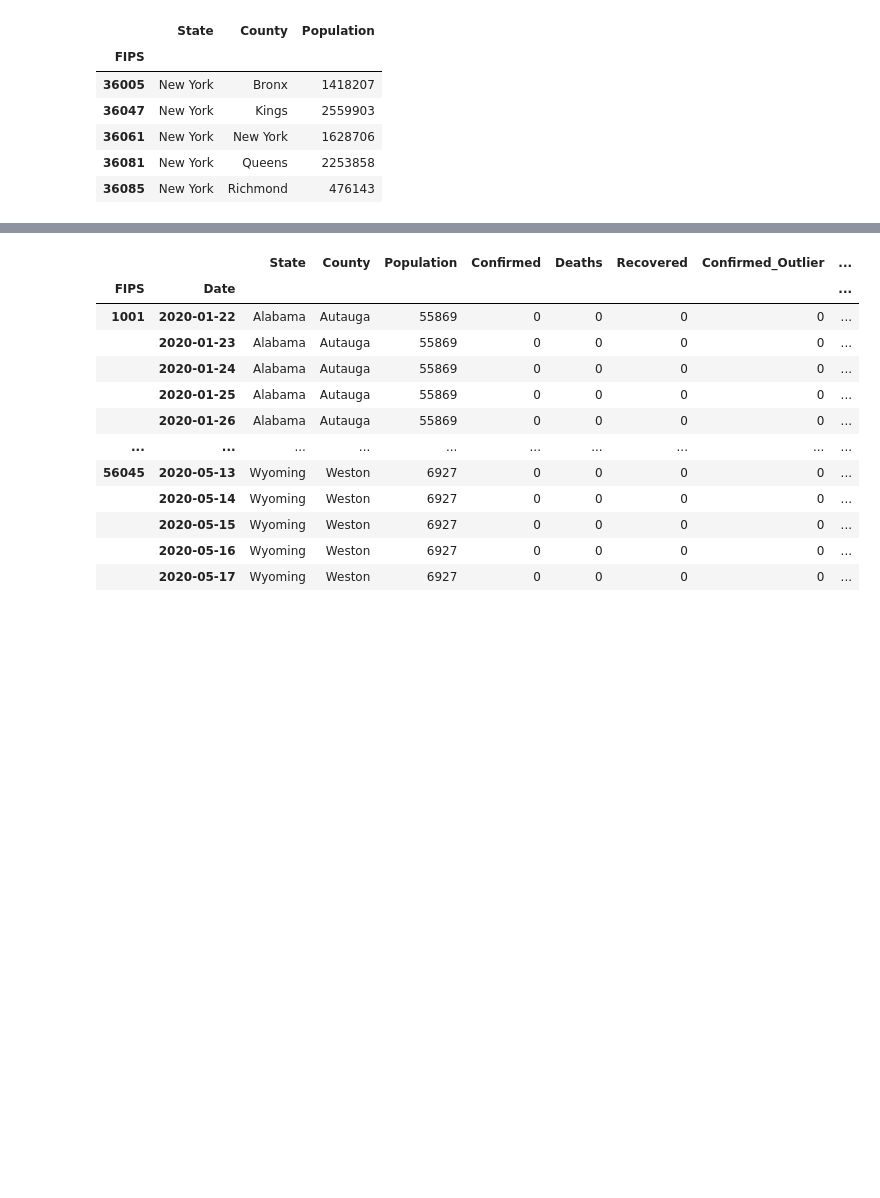
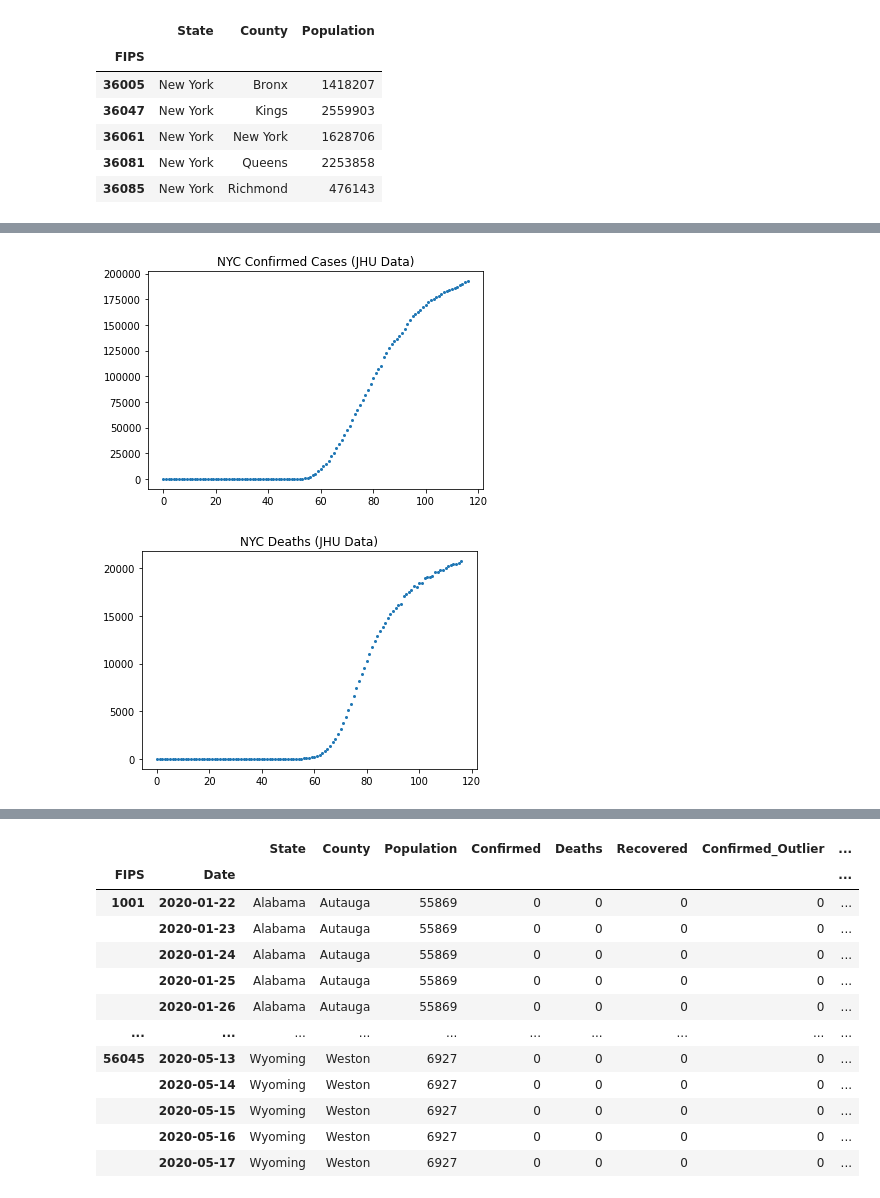
Before and after one commit to CODAIT/covid-notebooks, a Jupyter notebook: notebooks/clean_us_data.ipynb, the cells around one changed output, grey strips where cells are left out. Saved outputs shown, nothing was run; the diff lists cells and outputs as text; code cells hidden in the pictures; blank space fills up the shorter version.

Commit message:
Improved data cleaning

```diff
--- a/notebooks/clean_us_data.ipynb
+++ b/notebooks/clean_us_data.ipynb
@@ -213,24 +219,3 @@ cases.loc[nyc_fips][["State", "County", "Population"]]
 | 36061 | New York | New York | 1628706 |
 | 36081 | New York | Queens | 2253858 |
 | 36085 | New York | Richmond | 476143 |
-# %%
-# Update each time series for New York City in place
-for colname in ["Confirmed", "Deaths", "Recovered"]:
-    # To avoid the chained indexing warning
-    # (https://pandas.pydata.org/pandas-docs/stable/user_guide/indexing.html#returning-a-view-versus-a-copy)
-    # we have to copy the entire column.
-    new_series = cases[colname].copy(deep=True)
-
-    # Original time series for NYC
-    original = cases[colname].loc[new_york_county_fips]
-
-    for fips, population in zip(nyc_fips, nyc_populations):
-        multiplier = population / total_population
-        new_values = (original * multiplier).astype(int)
-        # print(f"New values for {colname} for {fips}:\n{new_values}\n"
-        #       f"shape: {new_values.shape}")
-        new_series.loc[fips] = new_values
-
-    cases[colname] = new_series
-
-print(f"Time series for the Bronx after correction:\n{cases.loc[36005]['Confirmed']}")
@@ -248,0 +412,11 @@ Time series for the Bronx after correction:
+# %%
+# NYC before
+plt.title("NYC Confirmed Cases (JHU Data)")
+plt.plot(nyc_confirmed_jhu, "o", markersize=2)
+plt.show()
+plt.title("NYC Deaths (JHU Data)")
+plt.plot(nyc_deaths_jhu, "o", markersize=2)
+plt.show()
+# %% [output]
+[figure, added]
+[figure, added]
```
Also changed, not shown: parts of 26 cells of this notebook, 7 other files.
